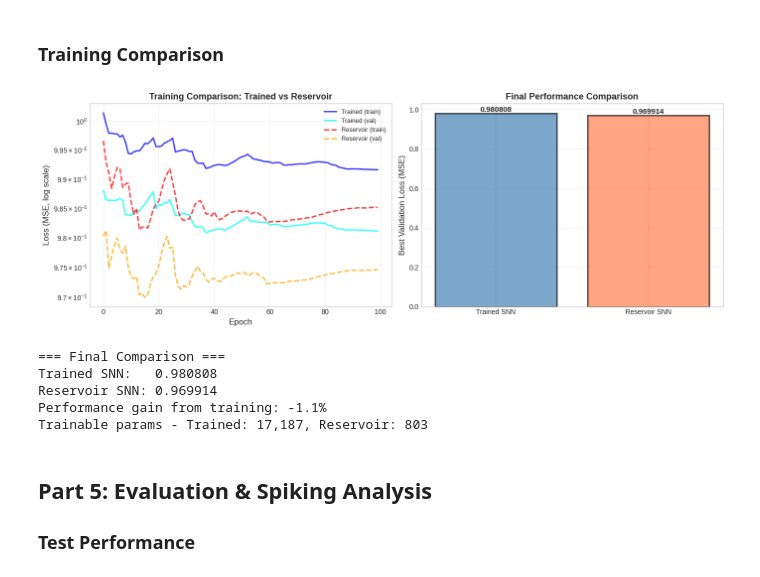
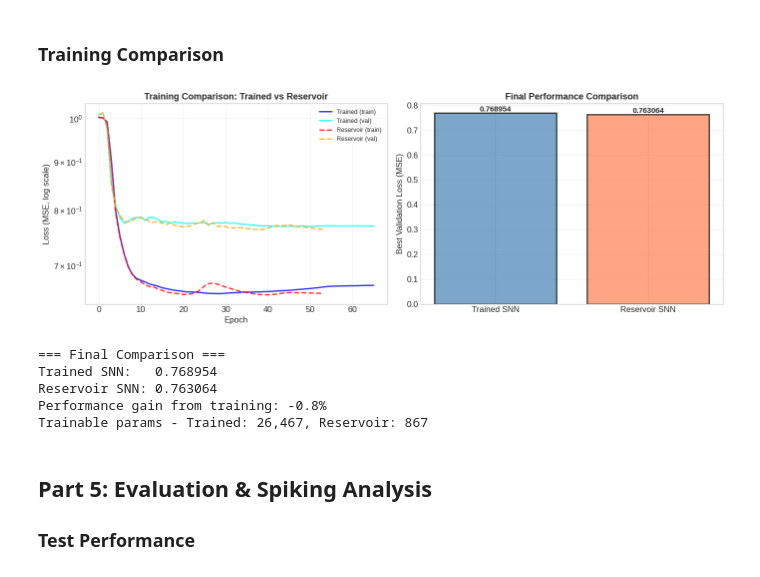
Before and after one commit to CNNC-Lab/RNNs-tutorial, a Jupyter notebook: notebooks/03_balanced_spiking_network.ipynb, the cells around one changed output. Saved outputs shown, nothing was run; the diff lists cells and outputs as text; code cells hidden in the pictures.

```diff
--- a/notebooks/03_balanced_spiking_network.ipynb
+++ b/notebooks/03_balanced_spiking_network.ipynb
@@ -450,16 +559,15 @@ print("  Same fast neurons and architecture as trained model")
 print("  Only recurrent weights are fixed (random)")
 print()
 
-model_reservoir = BalancedSpikingRNN(
+model_reservoir = BalancedSpikingNetwork(
     input_size=3,
-    n_excitatory=128,  # Same as trained
-    n_inhibitory=32,
+    n_excitatory=128,  # Same as trained (reduced for speed)
+    n_inhibitory=32,   # Same as trained
     output_size=3,
-    tau_e=2.0,        # Fast neurons
-    tau_i=1.0,
-    v_thresh=0.5,     # Low threshold
-    dt=1.0,
-    trainable_weights=False  # Fix recurrent weights!
+    tau_mem_e=2.0,        # Fast neurons
+    tau_mem_i=1.0,
+    fixed_weights=True,  # Fix recurrent weights!
+    readout_mode='rate'
 ).to(device)
 
 n_params_reservoir = sum(p.numel() for p in model_reservoir.parameters() if p.requires_grad)
@@ -476,24 +589,17 @@ Reduction in trainable params: 95.3%
 # %%
-# Train reservoir (only readout) - OPTIMIZED HYPERPARAMETERS
+# Train reservoir (only readout) - PRACTICAL CONFIG
 print("\n" + "=" * 70)
 print("Training Approach 2: Reservoir computing (fixed recurrent weights)")
 print("=" * 70)
-print("\nOptimized Training Hyperparameters:")
-print("  Learning rate: 3e-4 (was 1e-3) - lower for stability")
-print("  Epochs: 150 (was 100)")
-print("  Weight decay: 1e-6 (was 1e-5)")
-print("  Patience: 25 (was 15)")
-print("\nExpected: Should complete training successfully now")
-print()
 
 history_reservoir = train_model(
     model=model_reservoir,
     train_loader=train_loader,
     val_loader=val_loader,
-    n_epochs=150,       # More epochs (was 100)
-    lr=3e-4,            # Lower LR (was 1e-3)
-    weight_decay=1e-6,  # Lighter regularization (was 1e-5)
-    patience=25,        # More patience (was 15)
+    n_epochs=100,        # Matching trained model
+    lr=1e-3,
+    weight_decay=1e-6,
+    patience=15,
     device=device,
     verbose=True
 )
@@ -507,6 +613,5 @@ best_val_reservoir = min(history_reservoir['val_loss'])
 print(f"\n{'='*70}")
 print(f"✓ Training complete!")
 print(f"  Best validation loss: {best_val_reservoir:.6f}")
-print(f"  Improvement vs old params: {(1 - best_val_reservoir/0.932)*100:.1f}%")
 print(f"{'='*70}")
 # %% [output]
@@ -526,47 +639,47 @@ fig, axes = plt.subplots(1, 2, figsize=(14, 5))
 
 # Loss evolution (log scale)
 ax = axes[0]
-ax.semilogy(history_trained['train'], label='Trained (train)', linewidth=2, alpha=0.8, color='blue')
-ax.semilogy(history_trained['val'], label='Trained (val)', linewidth=2, alpha=0.8, color='cyan')
-ax.semilogy(history_reservoir['train'], label='Reservoir (train)', linewidth=2, alpha=0.8, color='red', linestyle='--')
-ax.semilogy(history_reservoir['val'], label='Reservoir (val)', linewidth=2, alpha=0.8, color='orange', linestyle='--')
+ax.semilogy(history_trained['train_loss'], label='Trained (train)', linewidth=2, alpha=0.8, color='blue')
+ax.semilogy(history_trained['val_loss'], label='Trained (val)', linewidth=2, alpha=0.8, color='cyan')
+ax.semilogy(history_reservoir['train_loss'], label='Reservoir (train)', linewidth=2, alpha=0.8, color='red', linestyle='--')
+ax.semilogy(history_reservoir['val_loss'], label='Reservoir (val)', linewidth=2, alpha=0.8, color='orange', linestyle='--')
 ax.set_xlabel('Epoch', fontsize=12)
 ax.set_ylabel('Loss (MSE, log scale)', fontsize=12)
 ax.legend(fontsize=9)
 ax.set_title('Training Comparison: Trained vs Reservoir', fontsize=13, fontweight='bold')
 ax.grid(True, alpha=0.3)
 
 # Bar chart: final performance
 ax = axes[1]
 methods = ['Trained SNN', 'Reservoir SNN']
 val_losses = [best_val_trained, best_val_reservoir]
 colors = ['steelblue', 'coral']
 bars = ax.bar(methods, val_losses, color=colors, alpha=0.7, edgecolor='black', linewidth=2)
 ax.set_ylabel('Best Validation Loss (MSE)', fontsize=12)
 ax.set_title('Final Performance Comparison', fontsize=13, fontweight='bold')
 ax.grid(True, alpha=0.3, axis='y')
 
 # Add value labels on bars
 for bar, val in zip(bars, val_losses):
     height = bar.get_height()
     ax.text(bar.get_x() + bar.get_width()/2., height,
             f'{val:.6f}', ha='center', va='bottom', fontsize=11, fontweight='bold')
 
 plt.tight_layout()
 plt.show()
 
 print(f"\n=== Final Comparison ===")
 print(f"Trained SNN:   {best_val_trained:.6f}")
 print(f"Reservoir SNN: {best_val_reservoir:.6f}")
 print(f"Performance gain from training: {(1 - best_val_trained/best_val_reservoir)*100:.1f}%")
 print(f"Trainable params - Trained: {n_params:,}, Reservoir: {n_params_reservoir:,}")
 # %% [output]
-[figure, old version]
+[figure, new version]
 === Final Comparison ===
-Trained SNN:   0.980808
-Reservoir SNN: 0.969914
-Performance gain from training: -1.1%
-Trainable params - Trained: 17,187, Reservoir: 803
+Trained SNN:   0.768954
+Reservoir SNN: 0.763064
+Performance gain from training: -0.8%
+Trainable params - Trained: 26,467, Reservoir: 867
 # %% [markdown]
 ## Part 5: Evaluation & Spiking Analysis
 
```
Also changed, not shown: parts of 17 cells of this notebook, 5 other files.
